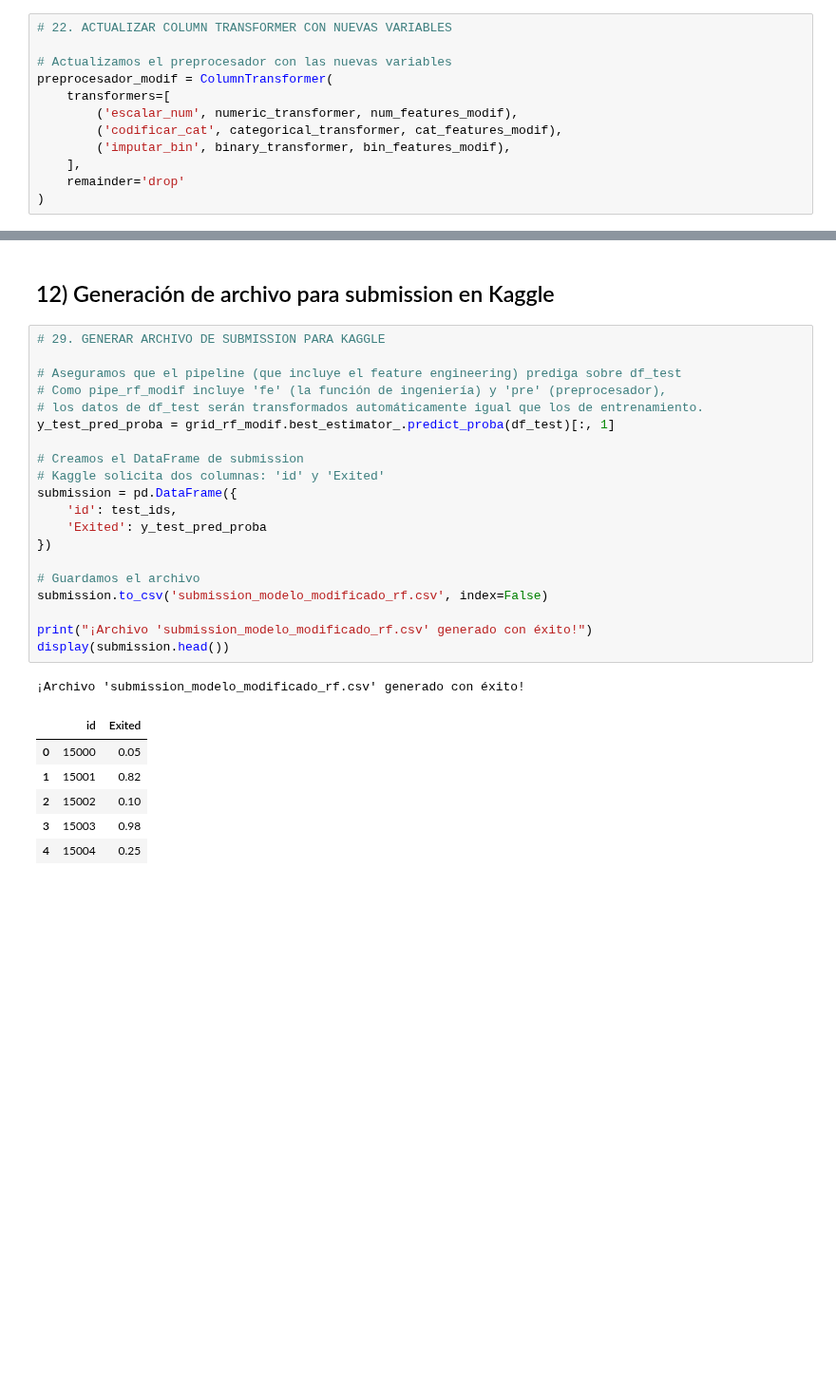
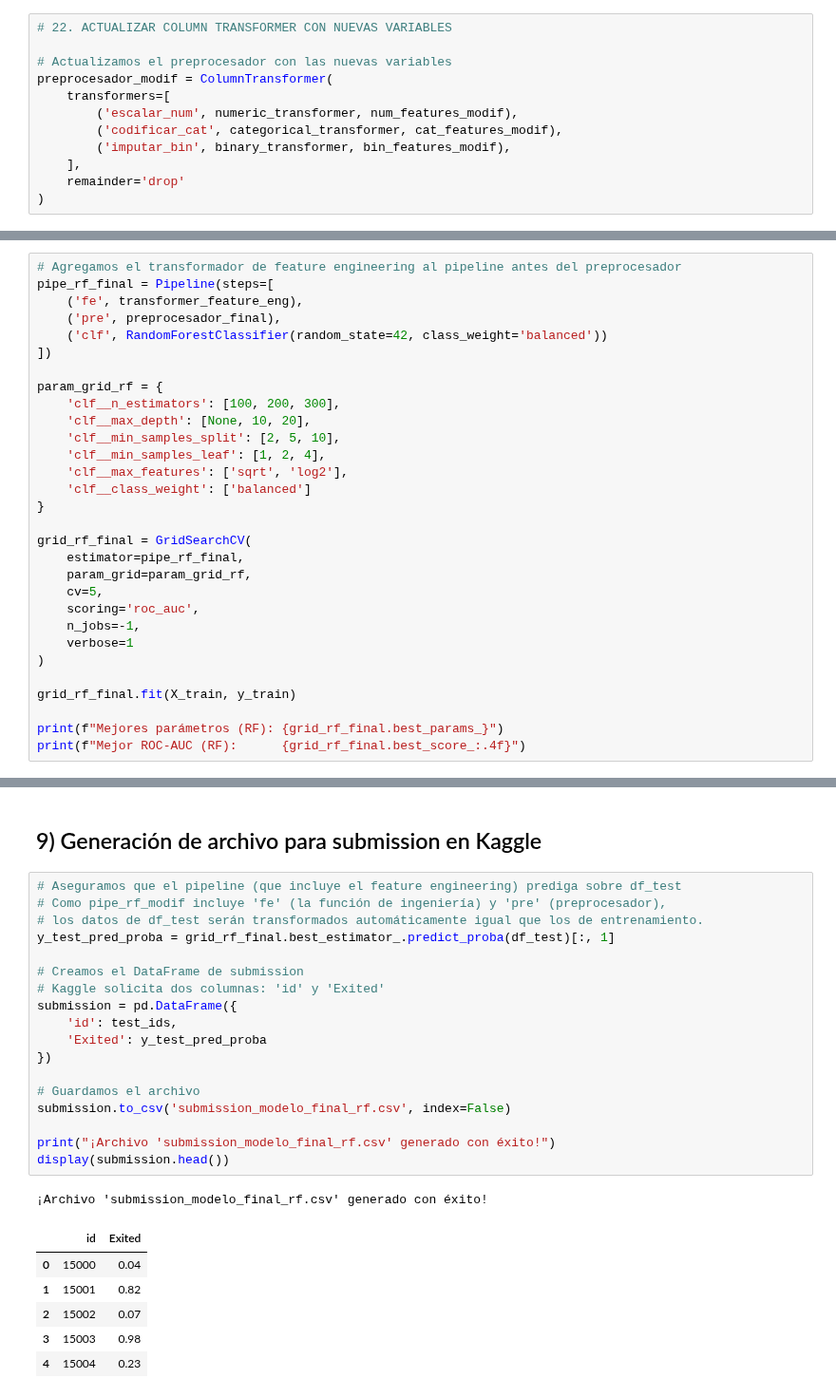
Before and after one commit to estebancardoso96/grupo_3, a Jupyter notebook: Principal_version_2_enrique.ipynb, the cells around one changed output, grey strips where cells are left out. Shown at 95% size. Saved outputs shown, nothing was run; the diff lists cells and outputs as text; blank space fills up the shorter version.

```diff
--- a/Principal_version_2_enrique.ipynb
+++ b/Principal_version_2_enrique.ipynb
@@ -1221,0 +1261,30 @@ Al aplicar Feature Engineering en el modelo Random Forest, pasando del dataset o
+# %%
+# Agregamos el transformador de feature engineering al pipeline antes del preprocesador
+pipe_rf_final = Pipeline(steps=[
+    ('fe', transformer_feature_eng),
+    ('pre', preprocesador_final),
+    ('clf', RandomForestClassifier(random_state=42, class_weight='balanced'))
+])
+
+param_grid_rf = {
+    'clf__n_estimators': [100, 200, 300],
+    'clf__max_depth': [None, 10, 20],
+    'clf__min_samples_split': [2, 5, 10],
+    'clf__min_samples_leaf': [1, 2, 4],
+    'clf__max_features': ['sqrt', 'log2'],
+    'clf__class_weight': ['balanced']
+}
+
+grid_rf_final = GridSearchCV(
+    estimator=pipe_rf_final,
+    param_grid=param_grid_rf,
+    cv=5,
+    scoring='roc_auc',
+    n_jobs=-1,
+    verbose=1
+)
+
+grid_rf_final.fit(X_train, y_train)
+
+print(f"Mejores parámetros (RF): {grid_rf_final.best_params_}")
+print(f"Mejor ROC-AUC (RF):      {grid_rf_final.best_score_:.4f}")
@@ -1222,30 +1319,28 @@ Al aplicar Feature Engineering en el modelo Random Forest, pasando del dataset o
 # %% [markdown]
-## 12) Generación de archivo para submission en Kaggle
+## 9) Generación de archivo para submission en Kaggle
 # %%
-# 29. GENERAR ARCHIVO DE SUBMISSION PARA KAGGLE
-
 # Aseguramos que el pipeline (que incluye el feature engineering) prediga sobre df_test
 # Como pipe_rf_modif incluye 'fe' (la función de ingeniería) y 'pre' (preprocesador),
 # los datos de df_test serán transformados automáticamente igual que los de entrenamiento.
-y_test_pred_proba = grid_rf_modif.best_estimator_.predict_proba(df_test)[:, 1]
+y_test_pred_proba = grid_rf_final.best_estimator_.predict_proba(df_test)[:, 1]
 
 # Creamos el DataFrame de submission
 # Kaggle solicita dos columnas: 'id' y 'Exited'
 submission = pd.DataFrame({
     'id': test_ids,
     'Exited': y_test_pred_proba
 })
 
 # Guardamos el archivo
-submission.to_csv('submission_modelo_modificado_rf.csv', index=False)
+submission.to_csv('submission_modelo_final_rf.csv', index=False)
 
-print("¡Archivo 'submission_modelo_modificado_rf.csv' generado con éxito!")
+print("¡Archivo 'submission_modelo_final_rf.csv' generado con éxito!")
 display(submission.head())
 # %% [output]
-¡Archivo 'submission_modelo_modificado_rf.csv' generado con éxito!
+¡Archivo 'submission_modelo_final_rf.csv' generado con éxito!
 |  | id | Exited |
-| 0 | 15000 | 0.05 |
+| 0 | 15000 | 0.04 |
 | 1 | 15001 | 0.82 |
-| 2 | 15002 | 0.10 |
+| 2 | 15002 | 0.07 |
 | 3 | 15003 | 0.98 |
-| 4 | 15004 | 0.25 |
+| 4 | 15004 | 0.23 |
```
Also changed, not shown: parts of 76 cells of this notebook, 1 other file.
